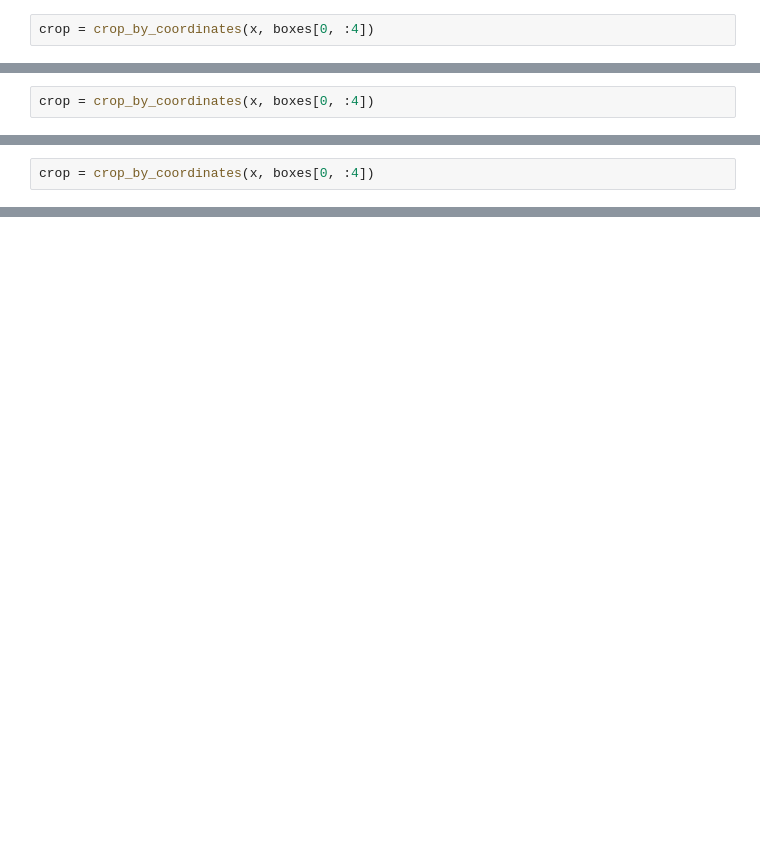
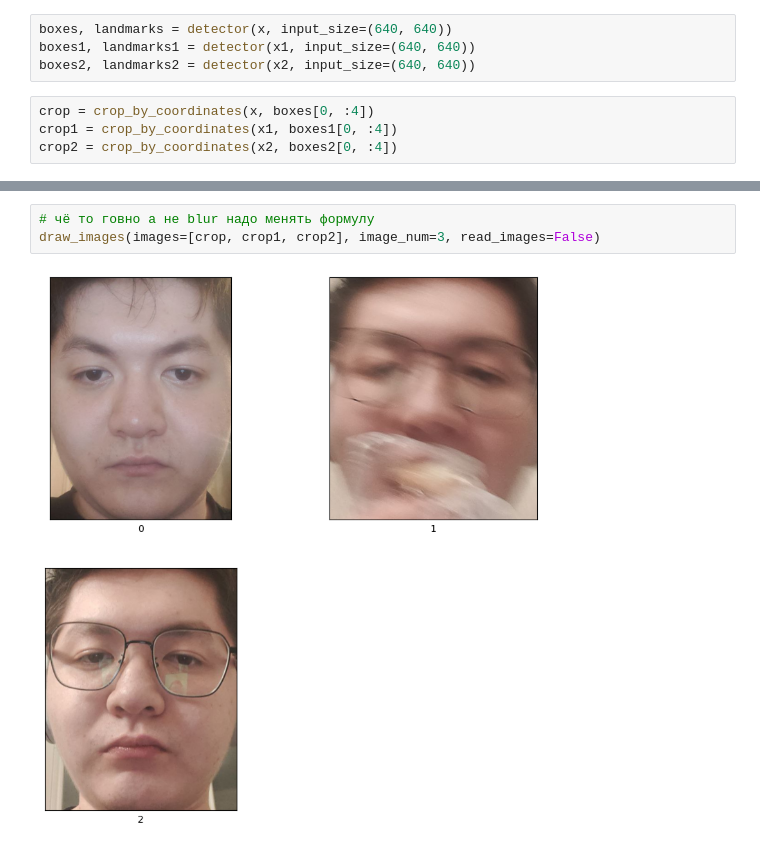
Before and after one commit to connector-tech/connector-cv, a Jupyter notebook: src/diploma/models/bestframer/test.ipynb, the cells around one changed output, grey strips where cells are left out. Cells and saved outputs as stored; diff of their text form; blank space fills up the shorter version.

```diff
--- a/src/diploma/models/bestframer/test.ipynb
+++ b/src/diploma/models/bestframer/test.ipynb
@@ -24,2 +14,8 @@ print(landmarks)
+# %%
+boxes, landmarks = detector(x, input_size=(640, 640))
+boxes1, landmarks1 = detector(x1, input_size=(640, 640))
+boxes2, landmarks2 = detector(x2, input_size=(640, 640))
 # %%
 crop = crop_by_coordinates(x, boxes[0, :4])
+crop1 = crop_by_coordinates(x1, boxes1[0, :4])
+crop2 = crop_by_coordinates(x2, boxes2[0, :4])
@@ -47,2 +21,0 @@ boxes, landmarks = detector.detect(x, input_size=(640, 640))
-# %%
-crop = crop_by_coordinates(x, boxes[0, :4])
@@ -56,2 +21,0 @@ boxes, landmarks = detector.detect(x, input_size=(640, 640))
-# %%
-crop = crop_by_coordinates(x, boxes[0, :4])
@@ -61,0 +54,5 @@ estimate_blur(x)
+# %%
+# чё то говно а не blur надо менять формулу
+draw_images(images=[crop, crop1, crop2], image_num=3, read_images=False)
+# %% [output]
+[figure, added]
```
Also changed, not shown: parts of 18 cells of this notebook, 21 other files.
